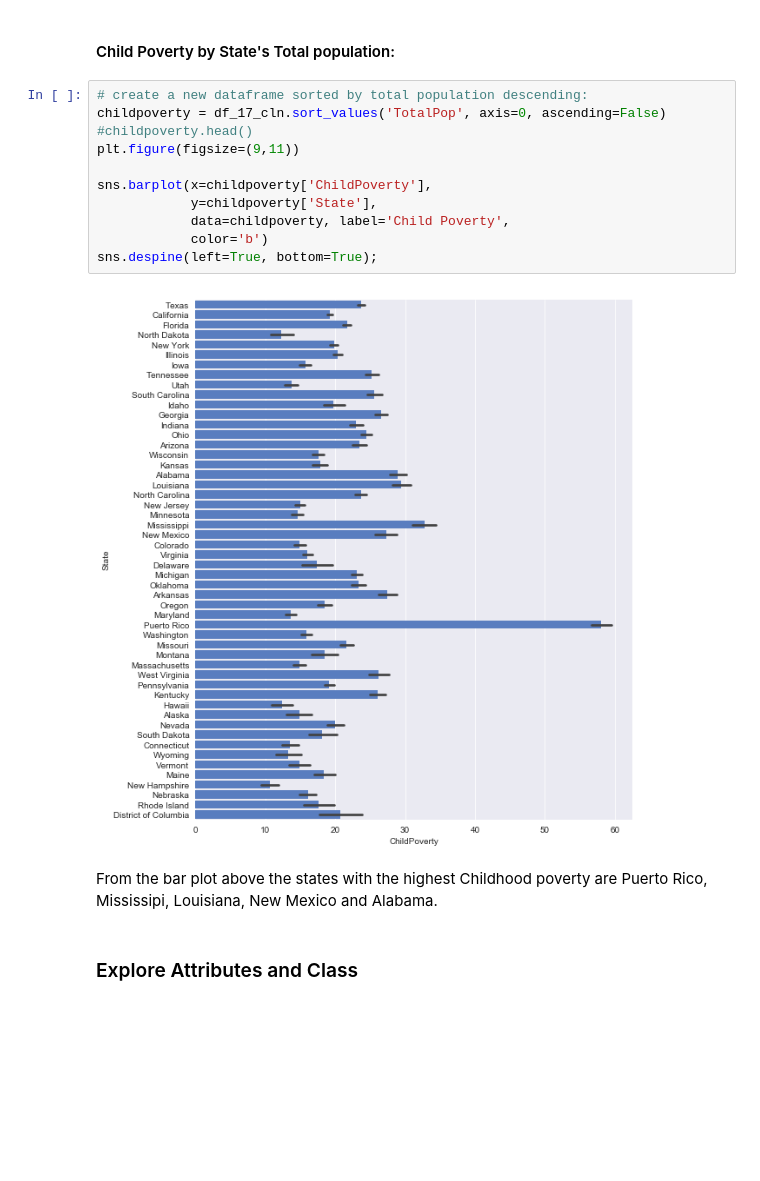
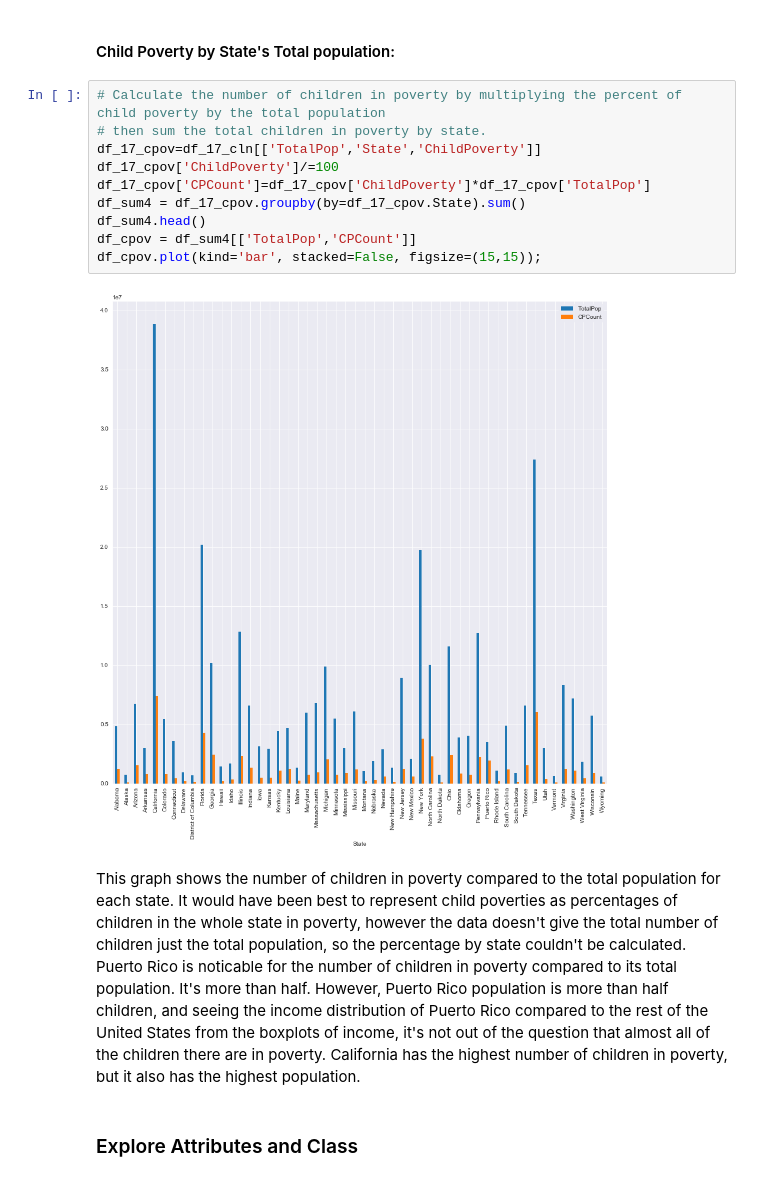
Before and after one commit to kmrollins/MSDS7331-Labs, a Jupyter notebook: MSDS7331-Lab1.ipynb, the cells around one changed output. Drawn from its saved outputs; the diff is of its cells as text; blank space fills up the shorter version.

```diff
--- a/MSDS7331-Lab1.ipynb
+++ b/MSDS7331-Lab1.ipynb
@@ -579,21 +575,20 @@ df_corr_income_poverty["Poverty"].sort_values().plot(kind="bar", y="Poverty", x=
 From the bar plot above the states with the highest poverty are Puerto Rico, Mississipi, Louisiana, New Mexico and Alabama.
 # %% [markdown]
 #### Child Poverty by State's Total population:
-# %%
-# create a new dataframe sorted by total population descending:
-childpoverty = df_17_cln.sort_values('TotalPop', axis=0, ascending=False)
-#childpoverty.head()
-plt.figure(figsize=(9,11))
-
-sns.barplot(x=childpoverty['ChildPoverty'],
-            y=childpoverty['State'],
-            data=childpoverty, label='Child Poverty',
-            color='b')
-sns.despine(left=True, bottom=True);
-# %% [output]
-[figure, removed]
-# %% [markdown]
-From the bar plot above the states with the highest Childhood poverty are Puerto Rico, Mississipi, Louisiana, New Mexico and Alabama.
+# %%
+# Calculate the number of children in poverty by multiplying the percent of child poverty by the total population
+# then sum the total children in poverty by state.
+df_17_cpov=df_17_cln[['TotalPop','State','ChildPoverty']]
+df_17_cpov['ChildPoverty']/=100
+df_17_cpov['CPCount']=df_17_cpov['ChildPoverty']*df_17_cpov['TotalPop']
+df_sum4 = df_17_cpov.groupby(by=df_17_cpov.State).sum()
+df_sum4.head()
+df_cpov = df_sum4[['TotalPop','CPCount']]
+df_cpov.plot(kind='bar', stacked=False, figsize=(15,15));
+# %% [output]
+[figure, added]
+# %% [markdown]
+This graph shows the number of children in poverty compared to the total population for each state. It would have been best to represent child poverties as percentages of children in the whole state in poverty, however the data doesn't give the total number of children just the total population, so the percentage by state couldn't be calculated. Puerto Rico is noticable for the number of children in poverty compared to its total population. It's more than half. However, Puerto Rico population is more than half children, and seeing the income distribution of Puerto Rico compared to the rest of the United States from the boxplots of income, it's not out of the question that almost all of the children there are in poverty. California has the highest number of children in poverty, but it also has the highest population.
 # %% [markdown]
 ### Explore Attributes and Class
 # %% [markdown]
```
Also changed, not shown: parts of 37 cells of this notebook.
